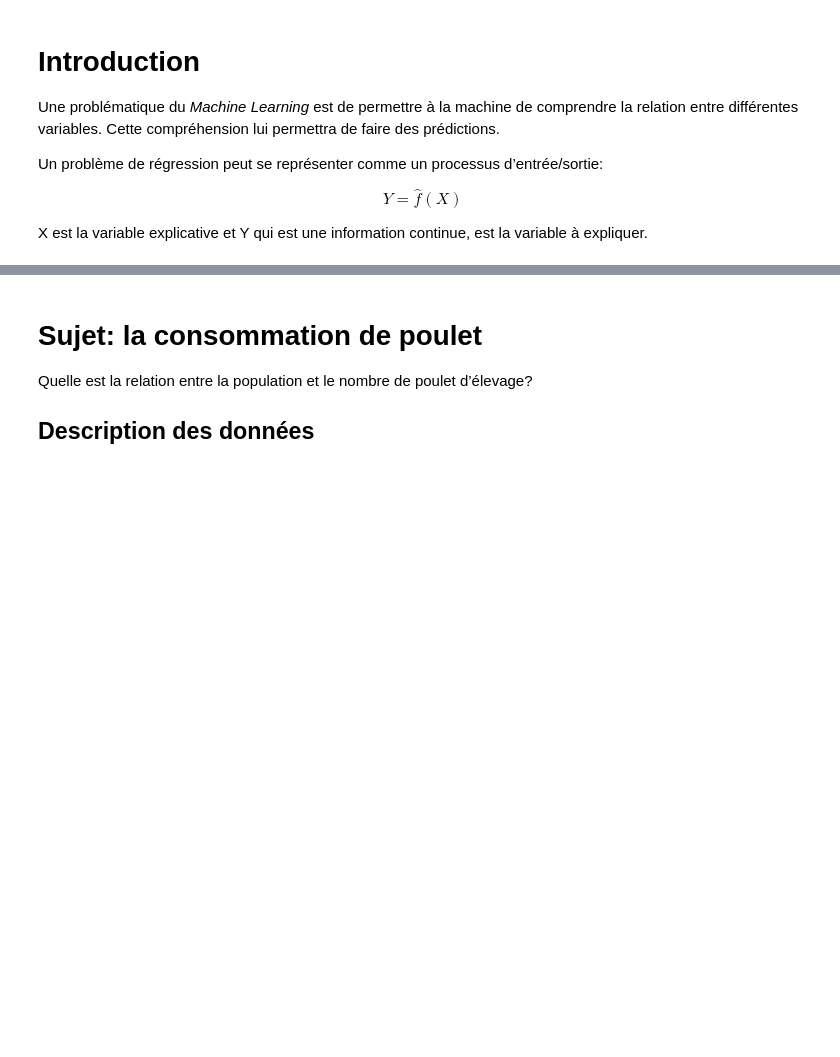
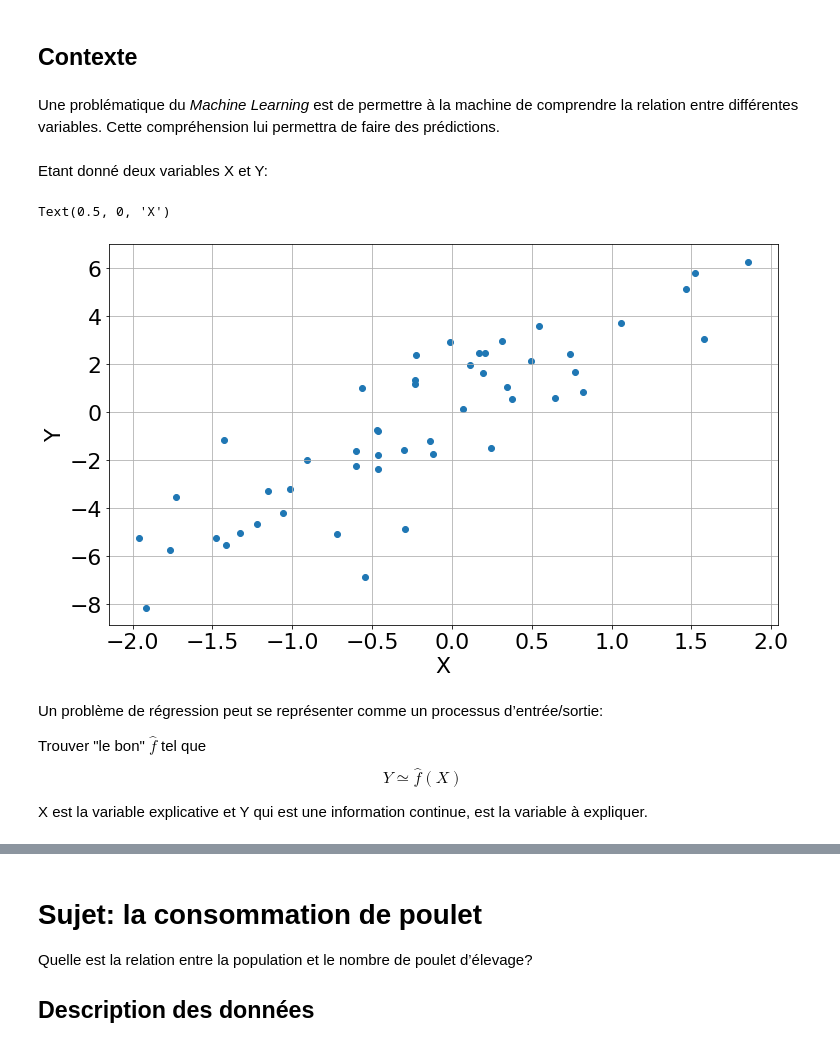
Before and after one commit to ML-for-B-E/linear-regression-course, a Jupyter notebook: notebooks/1-simple_linear_regression.ipynb, the cells around one changed output, grey strips where cells are left out. Cells and saved outputs as stored; diff of their text form; code cells hidden in the pictures; blank space fills up the shorter version.

Commit message:
Added context to the ntbks

```diff
--- a/notebooks/1-simple_linear_regression.ipynb
+++ b/notebooks/1-simple_linear_regression.ipynb
@@ -7,11 +45,30 @@
+# %% [markdown]
+## Contexte
+# %% [markdown]
+
+Une problématique du *Machine Learning* est de permettre à la machine de comprendre la relation entre différentes variables. Cette compréhension lui permettra de faire des prédictions.
+# %% [markdown]
+Etant donné deux variables X et Y:
+# %%
+np.random.seed(42)
+
+X = np.random.randn(50)
+Y = 3 * X + np.random.randn(50) / 0.5
+
+plt.figure(figsize=(12, 7))
+plt.grid(True)
+
+plt.scatter(X, Y)
+plt.ylabel('Y')
+plt.xlabel('X')
+# %% [output]
+Text(0.5, 0, 'X')
+[figure, added]
 # %% [markdown]
-<a name="Intro"></a>
-# Introduction
-
-Une problématique du *Machine Learning* est de permettre à la machine de comprendre la relation entre différentes variables. Cette compréhension lui permettra de faire des prédictions.
 
 Un problème de régression peut se représenter comme un processus d’entrée/sortie:
 
-$$ Y = \hat{f}(X) $$
+Trouver "le bon" $\hat{f}$ tel que $$ Y \simeq \hat{f}(X) $$
+
 
 X est la variable explicative et Y qui est une information continue, est la variable à expliquer.
```
Also changed, not shown: parts of 41 cells of this notebook, 1 other file.
